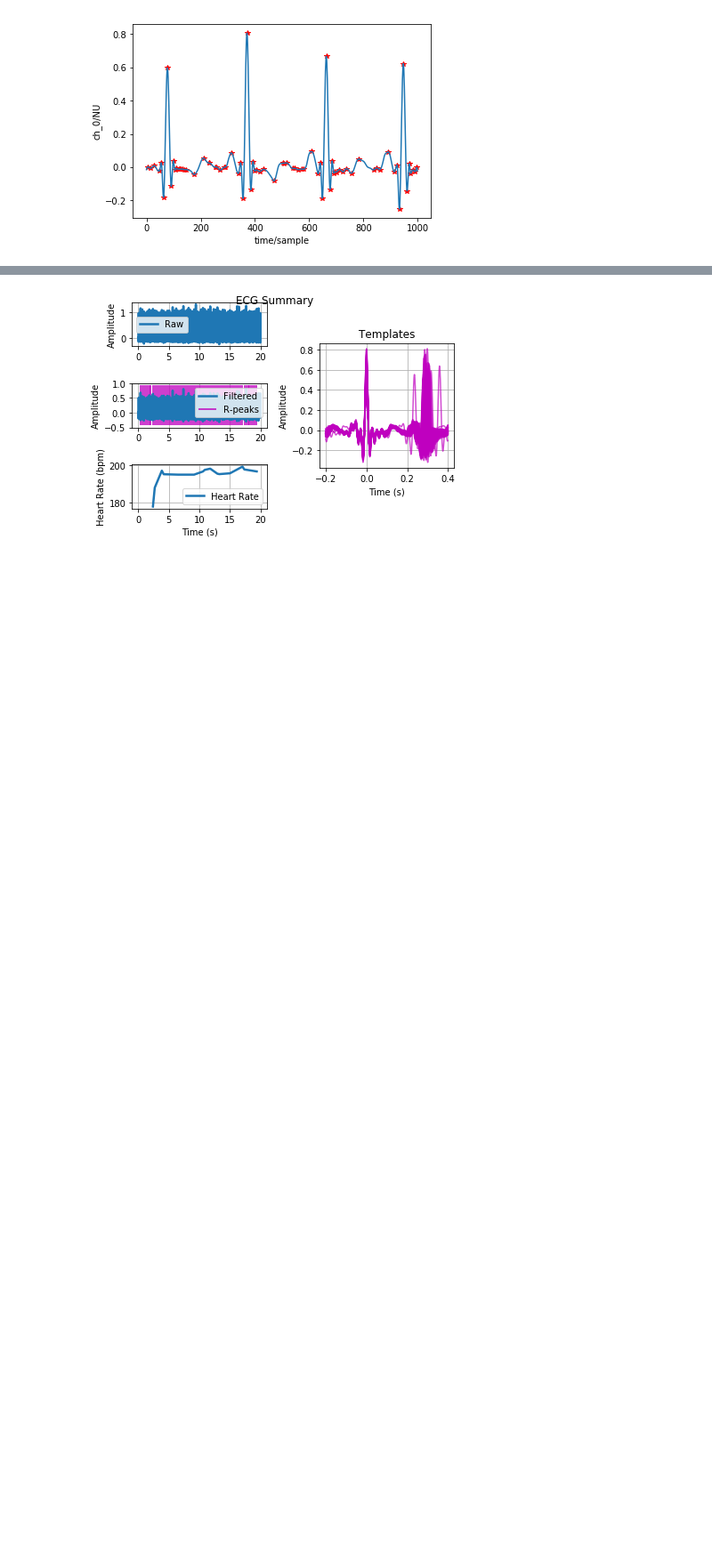
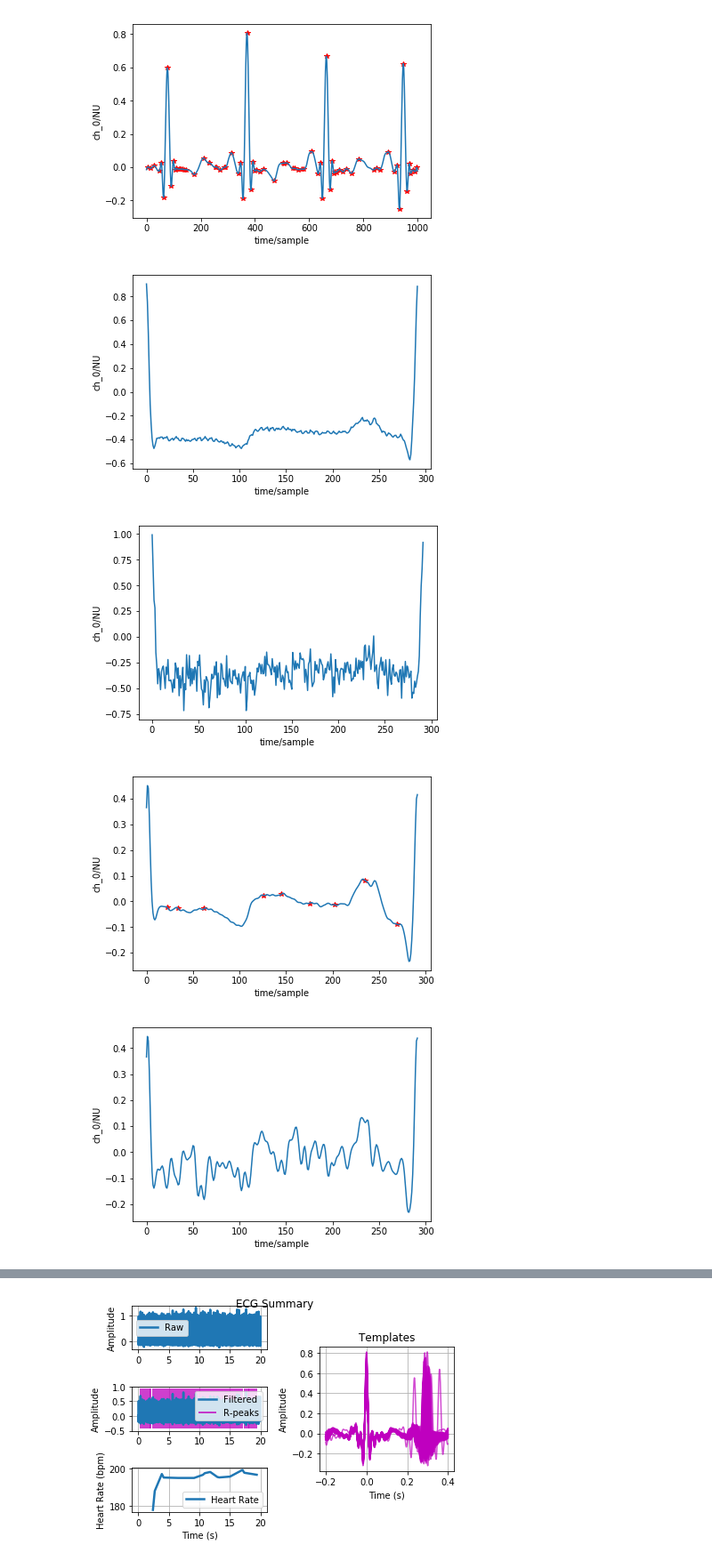
Before and after one commit to nimch681/ECGdataAnalysis, a Jupyter notebook: P and T points extractor.ipynb, the cells around one changed output, grey strips where cells are left out. Shown at 89% size. Drawn from its saved outputs; the diff is of its cells as text; code cells hidden in the pictures; blank space fills up the shorter version.

```diff
--- a/P and T points extractor.ipynb
+++ b/P and T points extractor.ipynb
@@ -256,3 +313,28 @@ peaks = processing.find_peaks(filtered_np100)
 wfdb.plot_items(signal=filtered_np100, ann_samp=[peaks[0]])
 # %% [output]
 [figure]
+# %%
+signal = mit100.MLII[mit100.segmented_R_pos[0]:mit100.segmented_R_pos[1]]
+noise = np.random.normal(0,0.1,len(signal))
+noisy = signal + noise
+filter_FIR = ECG_denoising.ECG_FIR_filter()
+
+filtered_signal = ECG_denoising.denoising_signal_FIR(signal,filter_FIR)
+filtered_noisy = ECG_denoising.denoising_signal_FIR(noisy,filter_FIR)
+
+savgol_signal = savgol_filter(filtered_signal,51,7)
+savgol_noisy = savgol_filter(filtered_noisy,51,7)
+savgol_signal = np.array(savgol_signal)
+indices = peakutils.indexes(savgol_signal, thres=0.02/max(savgol_signal), min_dist=0.1)
+
+wfdb.plot_items(signal=signal)
+wfdb.plot_items(signal=noisy)
+wfdb.plot_items(signal=filtered_signal,  ann_samp=[indices])
+wfdb.plot_items(signal=filtered_noisy)
+wfdb.plot_items(signal=savgol_signal)
+wfdb.plot_items(signal=savgol_noisy)
+# %% [output]
+[figure, added]
+[figure, added]
+[figure, added]
+[figure, added]
```
Also changed, not shown: parts of 10 cells of this notebook.
